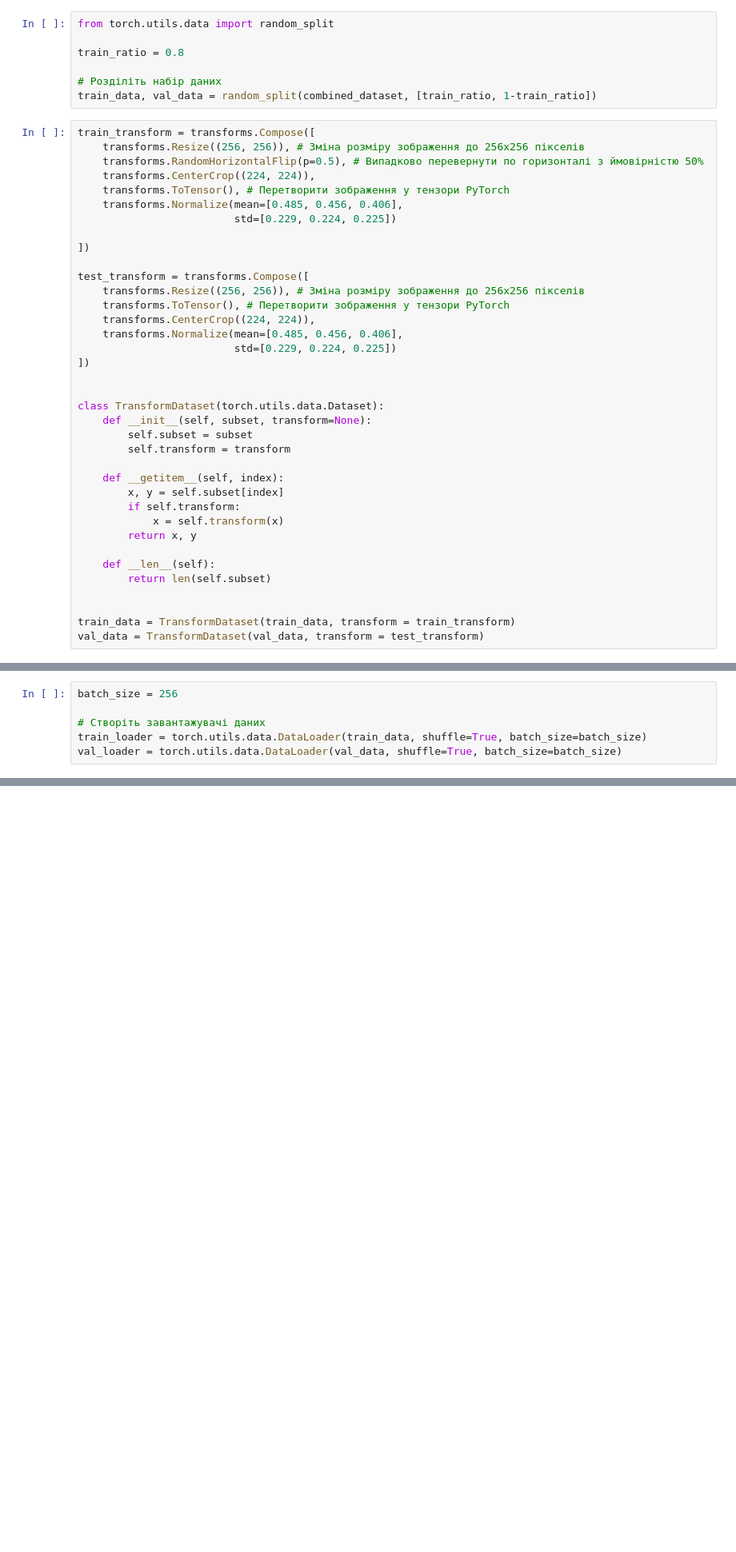
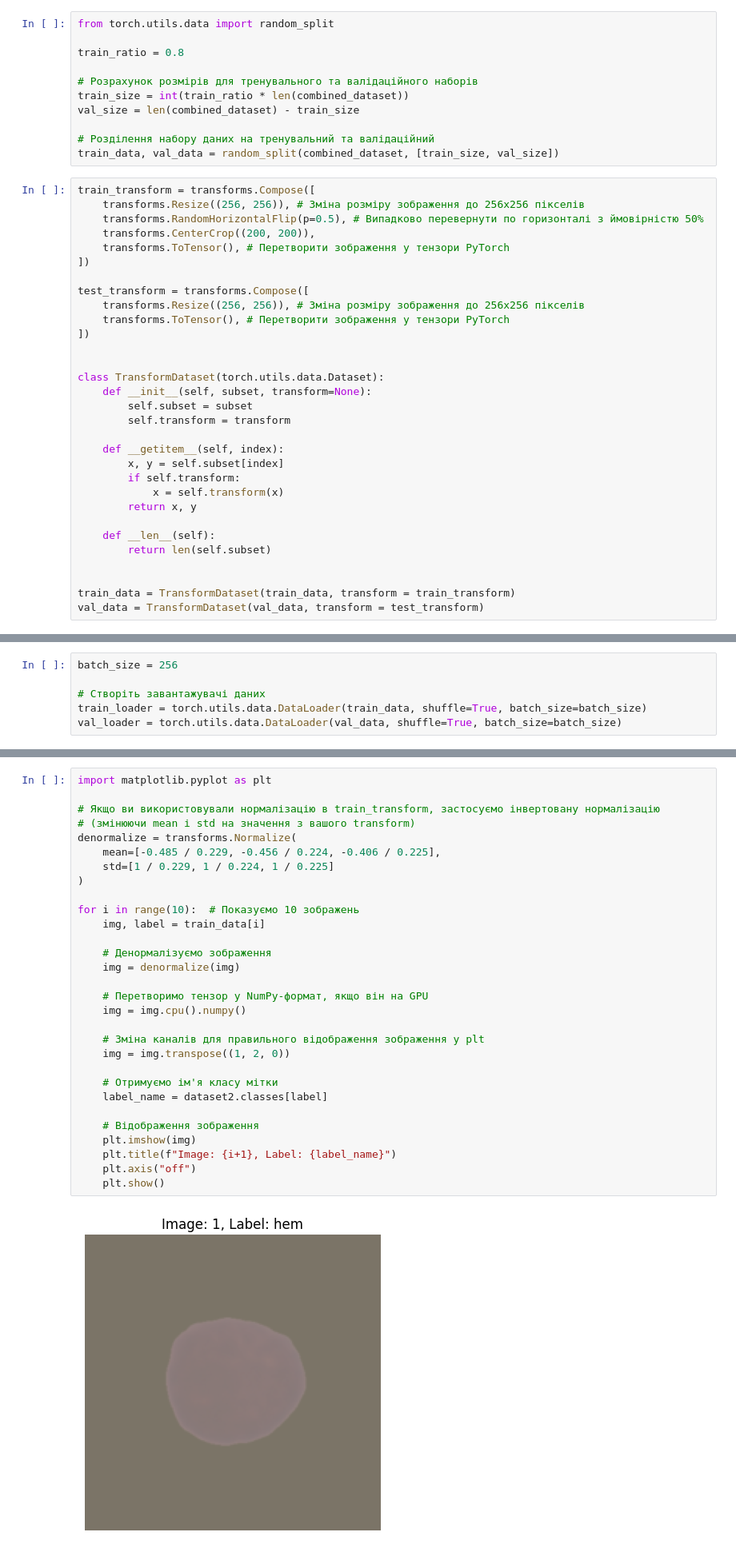
Before and after one commit to alonacode/AI, a Jupyter notebook: my_practice_16.ipynb, the cells around one changed output, grey strips where cells are left out. Shown at 80% size. Cells and saved outputs as stored; diff of their text form; blank space fills up the shorter version.

```diff
--- a/my_practice_16.ipynb
+++ b/my_practice_16.ipynb
@@ -31,25 +35,23 @@ from torch.utils.data import random_split
 
 train_ratio = 0.8
 
-# Розділіть набір даних
-train_data, val_data = random_split(combined_dataset, [train_ratio, 1-train_ratio])
+# Розрахунок розмірів для тренувального та валідаційного наборів
+train_size = int(train_ratio * len(combined_dataset))
+val_size = len(combined_dataset) - train_size
+
+# Розділення набору даних на тренувальний та валідаційний
+train_data, val_data = random_split(combined_dataset, [train_size, val_size])
 # %%
 train_transform = transforms.Compose([
     transforms.Resize((256, 256)), # Зміна розміру зображення до 256x256 пікселів
     transforms.RandomHorizontalFlip(p=0.5), # Випадково перевернути по горизонталі з ймовірністю 50%
-    transforms.CenterCrop((224, 224)),
+    transforms.CenterCrop((200, 200)),
     transforms.ToTensor(), # Перетворити зображення у тензори PyTorch
-    transforms.Normalize(mean=[0.485, 0.456, 0.406],
-                         std=[0.229, 0.224, 0.225])
-
 ])
 
 test_transform = transforms.Compose([
     transforms.Resize((256, 256)), # Зміна розміру зображення до 256x256 пікселів
     transforms.ToTensor(), # Перетворити зображення у тензори PyTorch
-    transforms.CenterCrop((224, 224)),
-    transforms.Normalize(mean=[0.485, 0.456, 0.406],
-                         std=[0.229, 0.224, 0.225])
 ])
 
 
@@ -136,0 +85,32 @@ model
+# %%
+import matplotlib.pyplot as plt
+
+# Якщо ви використовували нормалізацію в train_transform, застосуємо інвертовану нормалізацію
+# (змінюючи mean і std на значення з вашого transform)
+denormalize = transforms.Normalize(
+    mean=[-0.485 / 0.229, -0.456 / 0.224, -0.406 / 0.225],
+    std=[1 / 0.229, 1 / 0.224, 1 / 0.225]
+)
+
+for i in range(10):  # Показуємо 10 зображень
+    img, label = train_data[i]
+
+    # Денормалізуємо зображення
+    img = denormalize(img)
+
+    # Перетворимо тензор у NumPy-формат, якщо він на GPU
+    img = img.cpu().numpy()
+
+    # Зміна каналів для правильного відображення зображення у plt
+    img = img.transpose((1, 2, 0))
+
+    # Отримуємо ім'я класу мітки
+    label_name = dataset2.classes[label]
+
+    # Відображення зображення
+    plt.imshow(img)
+    plt.title(f"Image: {i+1}, Label: {label_name}")
+    plt.axis("off")
+    plt.show()
+# %% [output]
+[figure, added]
```
Also changed, not shown: parts of 19 cells of this notebook.
